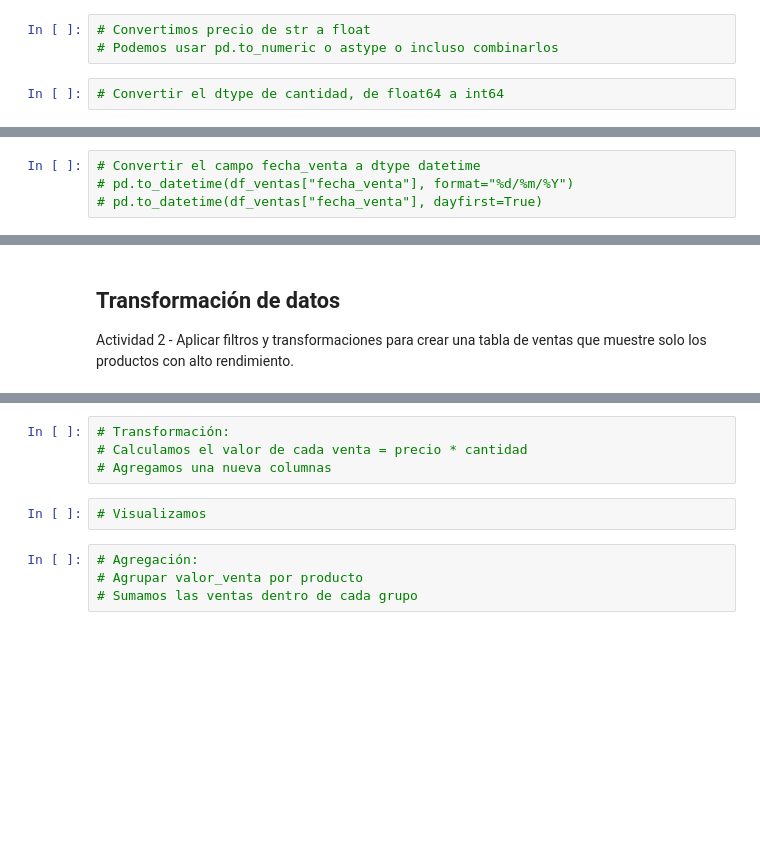
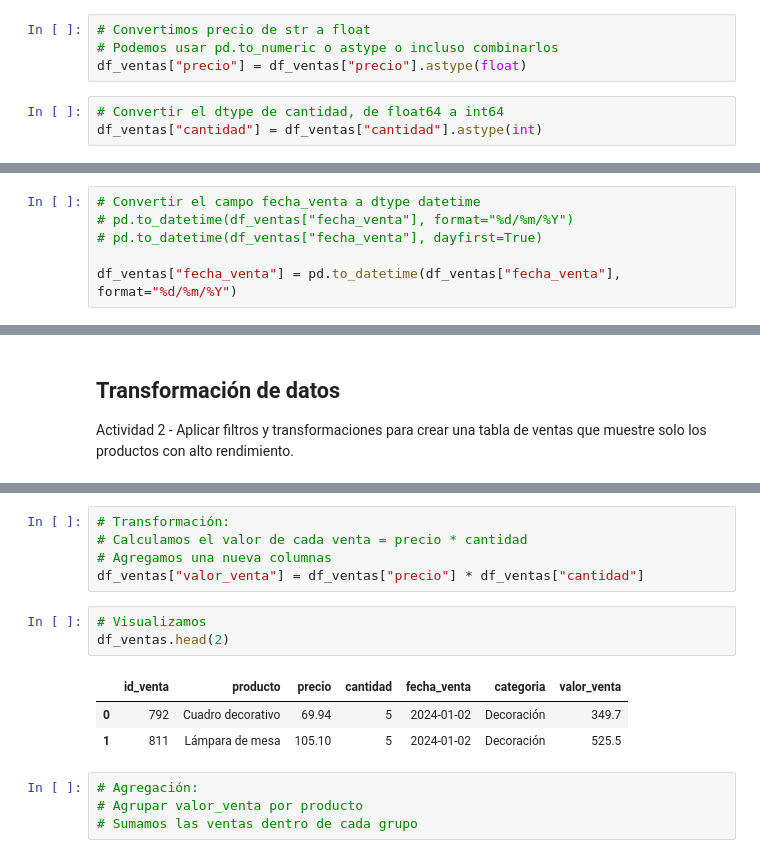
Before and after one commit to GermanStanzione/TT-2C2025-Data-Analitycs-Notebooks, a Jupyter notebook: PreEntrega/Mia/Pre-entrega.ipynb, the cells around one changed output, grey strips where cells are left out. Cells and saved outputs as stored; diff of their text form; blank space fills up the shorter version.

```diff
--- a/PreEntrega/Mia/Pre-entrega.ipynb
+++ b/PreEntrega/Mia/Pre-entrega.ipynb
@@ -147,7 +265,9 @@ Actividad 1 - Limpiar el conjunto de datos eliminando duplicados y caracteres no
 # %%
 # Convertimos precio de str a float
 # Podemos usar pd.to_numeric o astype o incluso combinarlos
+df_ventas["precio"] = df_ventas["precio"].astype(float)
 # %%
 # Convertir el dtype de cantidad, de float64 a int64
+df_ventas["cantidad"] = df_ventas["cantidad"].astype(int)
 # %%
 # Validar la conversion a int
@@ -155,5 +285,7 @@ Actividad 1 - Limpiar el conjunto de datos eliminando duplicados y caracteres no
 # Convertir el campo fecha_venta a dtype datetime
 # pd.to_datetime(df_ventas["fecha_venta"], format="%d/%m/%Y")
 # pd.to_datetime(df_ventas["fecha_venta"], dayfirst=True)
+
+df_ventas["fecha_venta"] = pd.to_datetime(df_ventas["fecha_venta"], format="%d/%m/%Y")
 # %%
 # Validar la conversion de fecha
@@ -176,8 +315,14 @@ df_ventas.head(2)
 # Transformación:
 # Calculamos el valor de cada venta = precio * cantidad
 # Agregamos una nueva columnas
+df_ventas["valor_venta"] = df_ventas["precio"] * df_ventas["cantidad"]
 # %%
 # Visualizamos
+df_ventas.head(2)
+# %% [output]
+|  | id_venta | producto | precio | cantidad | fecha_venta | categoria | valor_venta |
+| 0 | 792 | Cuadro decorativo | 69.94 | 5 | 2024-01-02 | Decoración | 349.7 |
+| 1 | 811 | Lámpara de mesa | 105.10 | 5 | 2024-01-02 | Decoración | 525.5 |
 # %%
 # Agregación:
 # Agrupar valor_venta por producto
```
Also changed, not shown: parts of 19 cells of this notebook.
